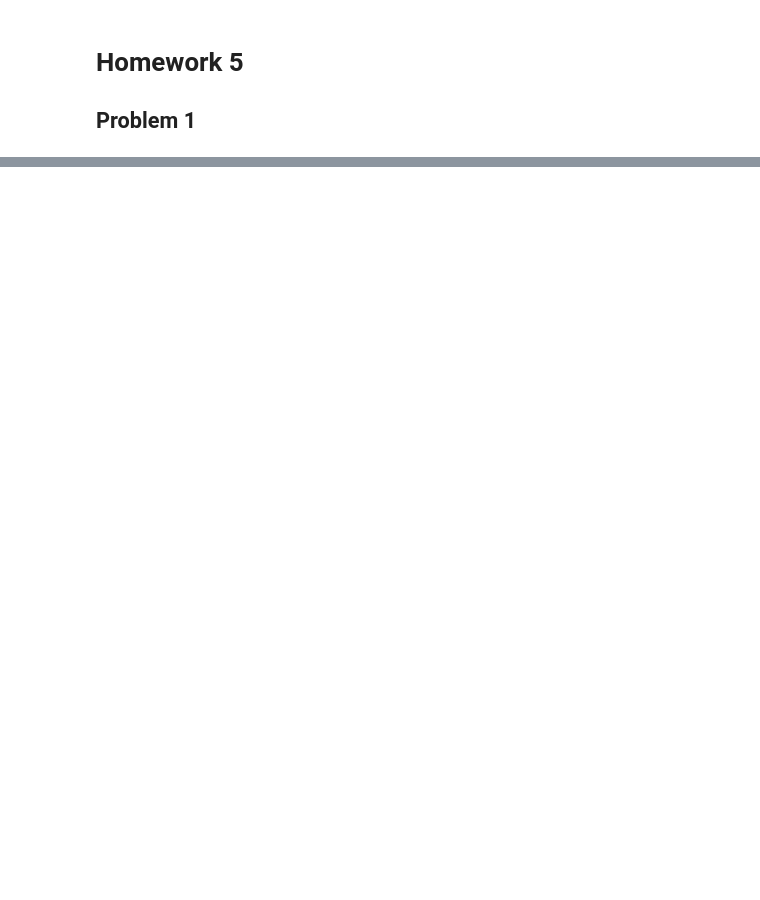
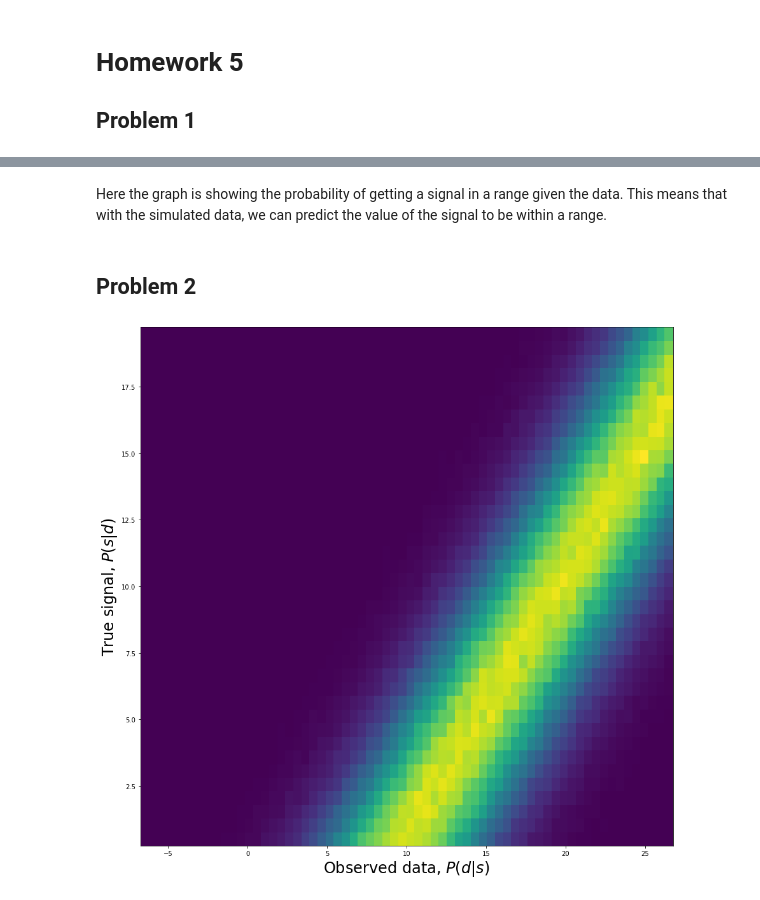
Before and after one commit to JeffreyGao117/Statistics-Higgs-Search, a Jupyter notebook: hw5.ipynb, the cells around one changed output, grey strips where cells are left out. Drawn from its saved outputs; the diff is of its cells as text; code cells hidden in the pictures; blank space fills up the shorter version.

```diff
--- a/hw5.ipynb
+++ b/hw5.ipynb
@@ -30,0 +72,24 @@ ValueError: operands could not be broadcast together with shapes (1000000,) (50,
+# %% [markdown]
+Here the graph is showing the probability of getting a signal in a range given the data. This means that with the simulated data, we can predict the value of the signal to be within a range.
+# %% [markdown]
+## Problem 2
+# %%
+bkgd = stats.norm.rvs(loc=9.5, scale=3.5, size=1000000)  # non-zero mean
+signal = stats.uniform.rvs(loc=0, scale=20, size=1000000)
+
+data = bkgd + signal
+
+signaledges = np.linspace(0,20,40)
+dataedges = np.linspace(-7,27,68)
+
+Psd, temp, temp2= np.histogram2d(data,signal, bins=[dataedges,signaledges], density=True)
+
+plt.figure(figsize=(15,15))
+datacenters = (dataedges[:-1] + dataedges[1:]) / 2
+signalcenters = (signaledges[:-1] + signaledges[1:]) / 2
+plt.pcolormesh(datacenters,signalcenters,Psd.T)
+plt.ylabel('True signal, $P(s|d)$', fontsize = 24)
+plt.xlabel('Observed data, $P(d|s)$', fontsize = 24)
+plt.show()
+# %% [output]
+[figure, added]
```
Also changed, not shown: parts of 7 cells of this notebook.
